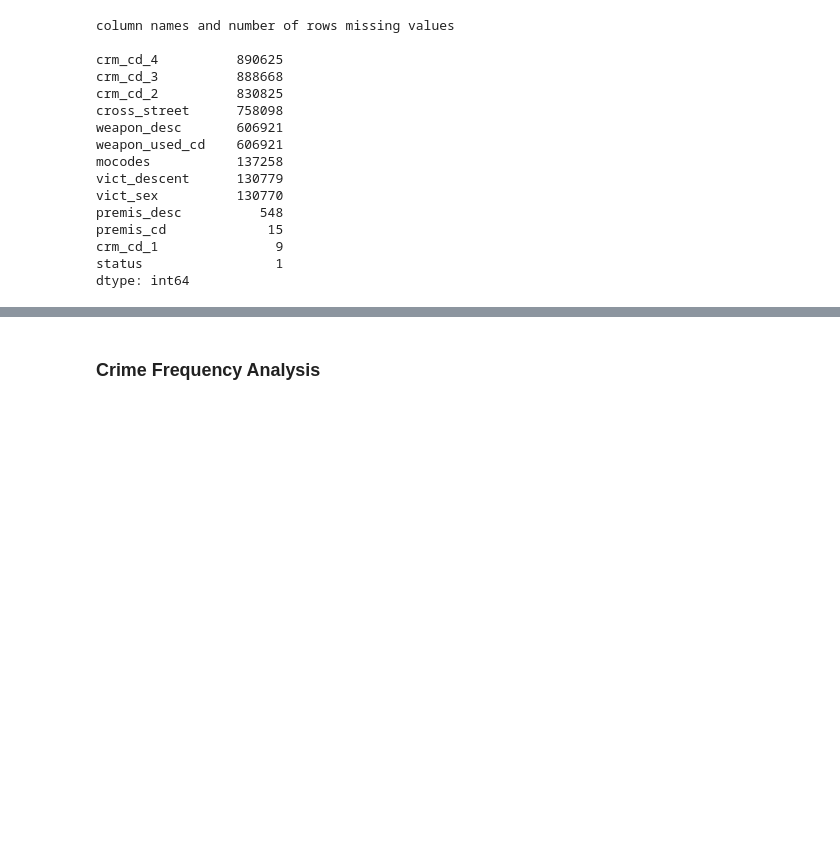
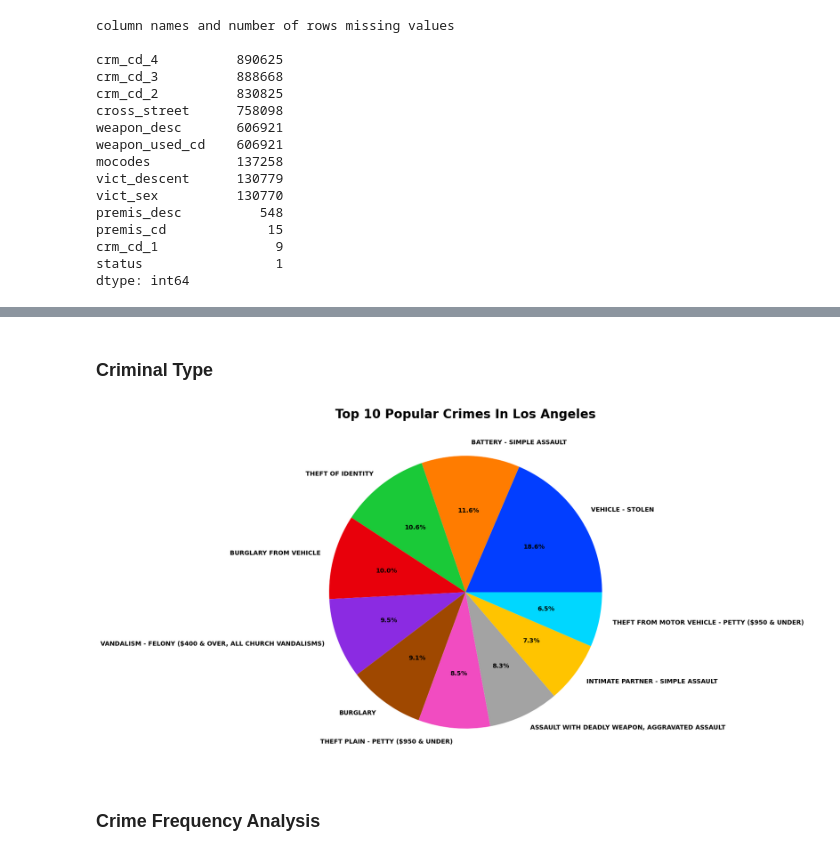
Before and after one commit to gurmemi/LA-Crime-Data-From-2020, a Jupyter notebook: Los Angeles Crime Analysis.ipynb, the cells around one changed output, grey strips where cells are left out. Cells and saved outputs as stored; diff of their text form; code cells hidden in the pictures; blank space fills up the shorter version.

```diff
--- a/Los Angeles Crime Analysis.ipynb
+++ b/Los Angeles Crime Analysis.ipynb
@@ -173,2 +200,22 @@ data_clean[numeric_columns] = data_clean[numeric_columns].astype(int)
+# %% [markdown]
+### Criminal Type
+# %%
+most_criminal_areas = data_clean['crime_code_description'].value_counts().nlargest(10)
+colors = sns.color_palette('bright', len(most_criminal_areas))
+
+fig, ax = plt.subplots(figsize=(10, 10))
+# Create pie chart
+wedges, texts, autotexts = ax.pie(
+    most_criminal_areas.values,
+    labels=most_criminal_areas.index,
+    colors=colors,
+    autopct='%1.1f%%',       # show percentage on slices
+    textprops={'fontweight': 'bold'}  # make text bold
+)
+
+ax.set_title('Top 10 Popular Crimes In Los Angeles', fontsize=20, fontweight='bold')
+plt.show()
+# %% [output]
+[figure, added]
 # %% [markdown]
 ### Crime Frequency Analysis
```
Also changed, not shown: parts of 14 cells of this notebook.
